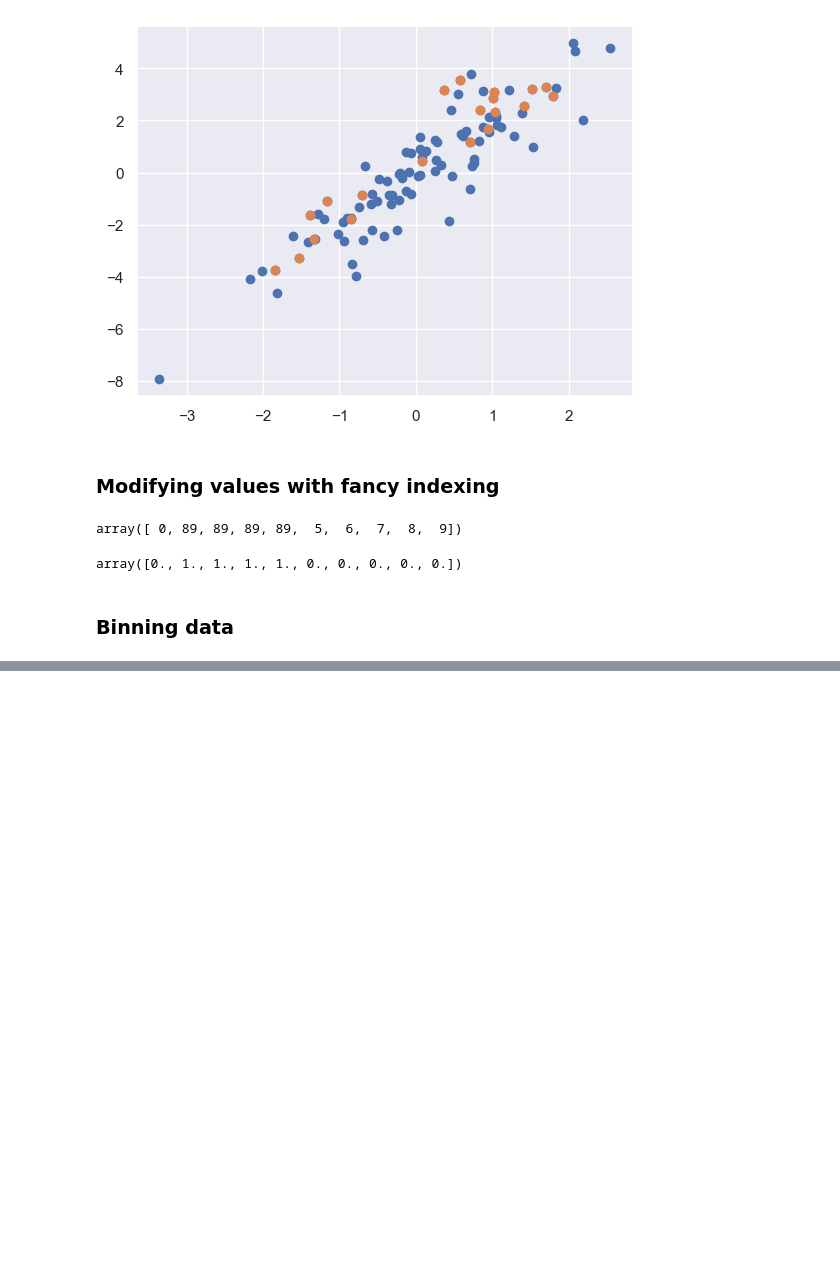
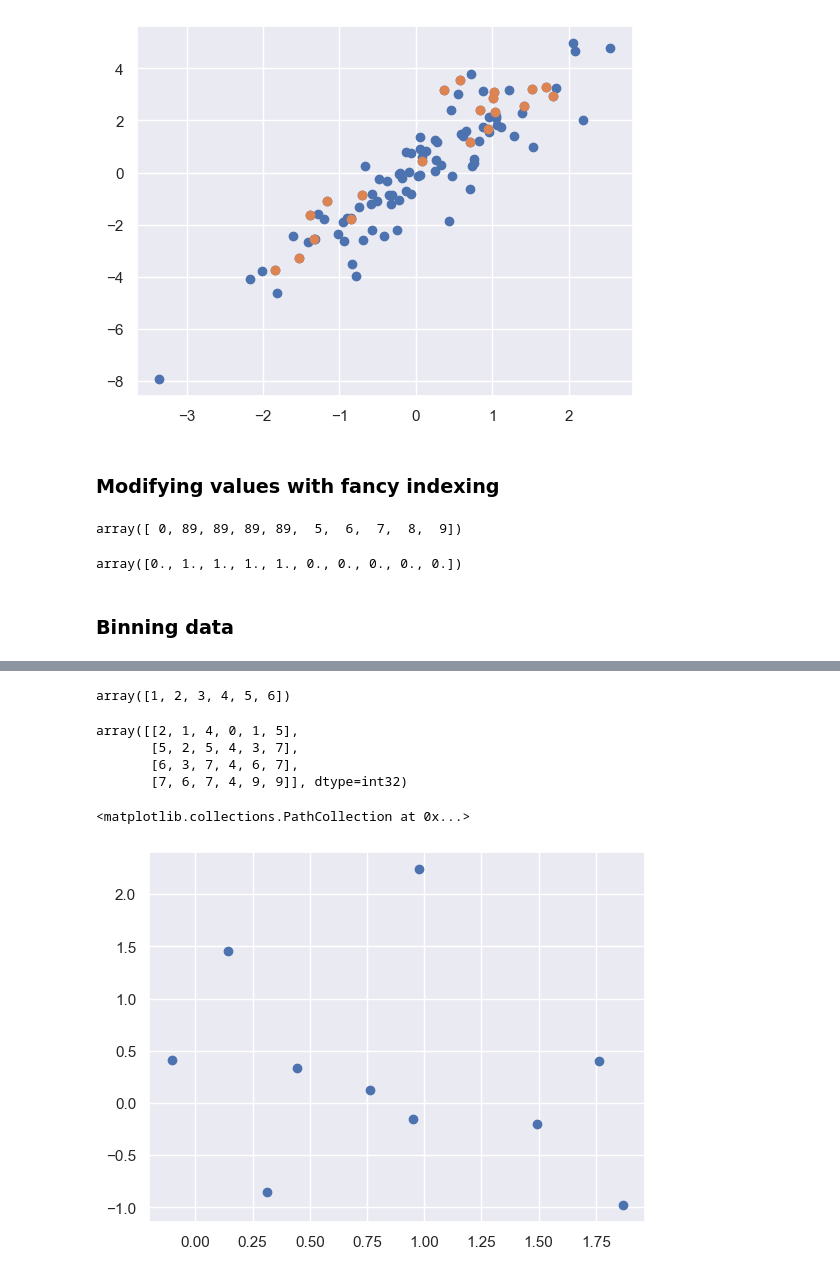
Before and after one commit to HerbSek/Learning-Data-Science, a Jupyter notebook: numpy.ipynb, the cells around one changed output, grey strips where cells are left out. Cells and saved outputs as stored; diff of their text form; code cells hidden in the pictures; blank space fills up the shorter version.

```diff
--- a/numpy.ipynb
+++ b/numpy.ipynb
@@ -590,0 +584,26 @@ plt.show()
+# %%
+import numpy as np
+a =np.array([1,3,4,5,2,6])
+b = np.sort(a)
+b
+# %% [output]
+array([1, 2, 3, 4, 5, 6])
+# %%
+np.random.seed(42)
+x = np.random.randint(0,10,(4,6))
+np.sort(x, axis=0)  # Sorting columns using axis = 0 , for row, axis = 1
+# %% [output]
+array([[2, 1, 4, 0, 1, 5],
+       [5, 2, 5, 4, 3, 7],
+       [6, 3, 7, 4, 6, 7],
+       [7, 6, 7, 4, 9, 9]], dtype=int32)
+# %%
+import numpy as np
+import matplotlib.pyplot as plt
+import seaborn; seaborn.set()
+np.random.seed(0)
+x = np.random.randn(20).reshape(10,2)
+plt.scatter(x[:,0],x[:,1])
+# %% [output]
+<matplotlib.collections.PathCollection at 0x...>
+[figure, added]
```
Also changed, not shown: parts of 9 cells of this notebook, 1 other file.
